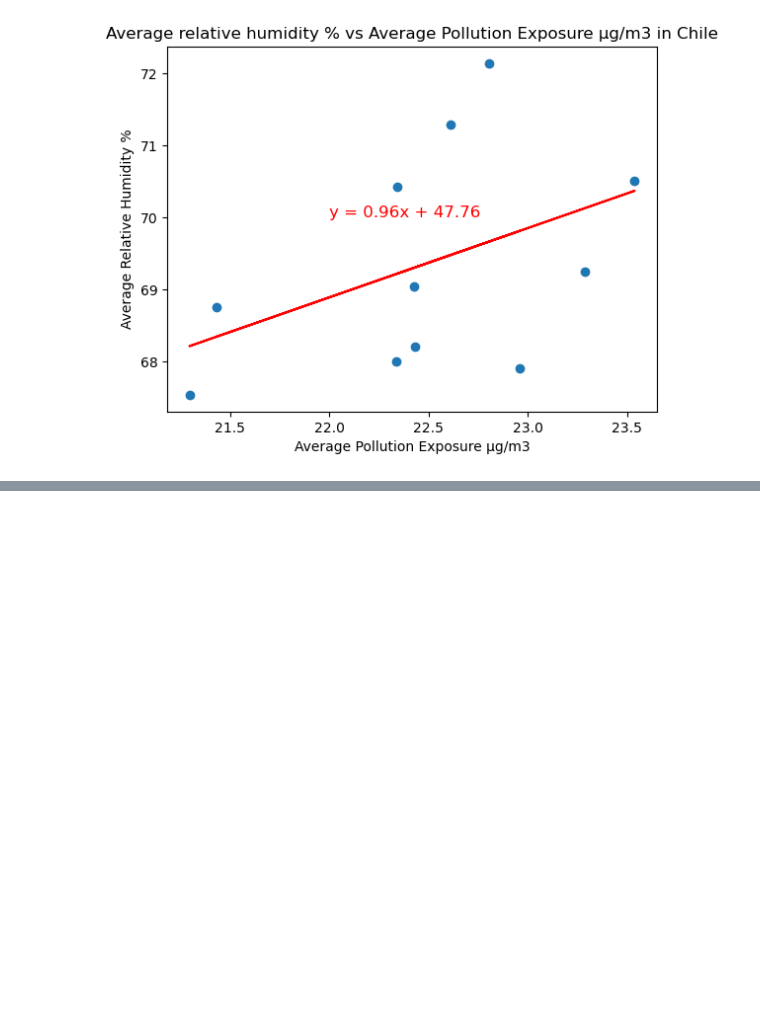
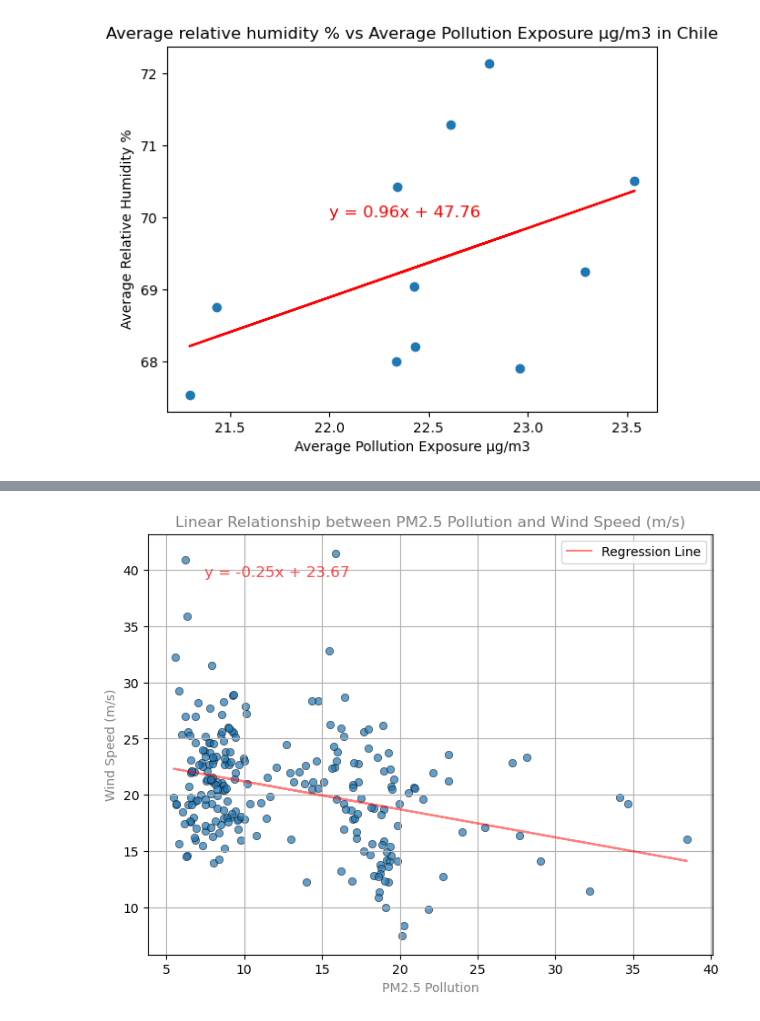
Before and after one commit to DiegoMartorell1620/Project1_Team7, a Jupyter notebook: Project 1 - Team 7.ipynb, the cells around one changed output, grey strips where cells are left out. Cells and saved outputs as stored; diff of their text form; code cells hidden in the pictures; blank space fills up the shorter version.

```diff
--- a/Project 1 - Team 7.ipynb
+++ b/Project 1 - Team 7.ipynb
@@ -3606,0 +3812,29 @@ The p-value is: 0.1829726149677155
+# %%
+# Plotting the scatter plot for Humidity vs. Wind Speed
+plt.figure(figsize=(8, 6))
+sns.scatterplot(data=merged_pollution_wind_data,x='Avg pollution (2010-2020)', y='Avg Annual Wind Speed(M/S)', marker="o", edgecolor="black", alpha=0.7)
+
+# Calculating the slope and intercept for the regression line
+x_values = merged_pollution_wind_data['Avg pollution (2010-2020)']
+y_values = merged_pollution_wind_data['Avg Annual Wind Speed(M/S)']
+slope, intercept = np.polyfit(x_values, y_values, 1)
+
+# Plotting the regression line
+plt.plot(x_values, slope*x_values + intercept, color='red', label='Regression Line', alpha=0.5)
+
+# Annotating the equation of the regression line on the plot
+line_eq = "y = " + str(round(slope, 2)) + "x + " + str(round(intercept, 2))
+plt.annotate(line_eq, (0.1, 0.9), xycoords='axes fraction', fontsize=12, color='red', alpha=0.7)
+
+# Adding title and labels
+plt.title('Linear Relationship between PM2.5 Pollution and Wind Speed (m/s)', color='grey')
+plt.xlabel('PM2.5 Pollution', color='grey')
+plt.ylabel('Wind Speed (m/s)', color='grey')
+plt.legend()
+plt.grid(True)
+
+# Save the figure
+plt.savefig("Resources/Fig2.png")
+plt.show()
+# %% [output]
+[figure, added]
```
Also changed, not shown: parts of 35 cells of this notebook.
